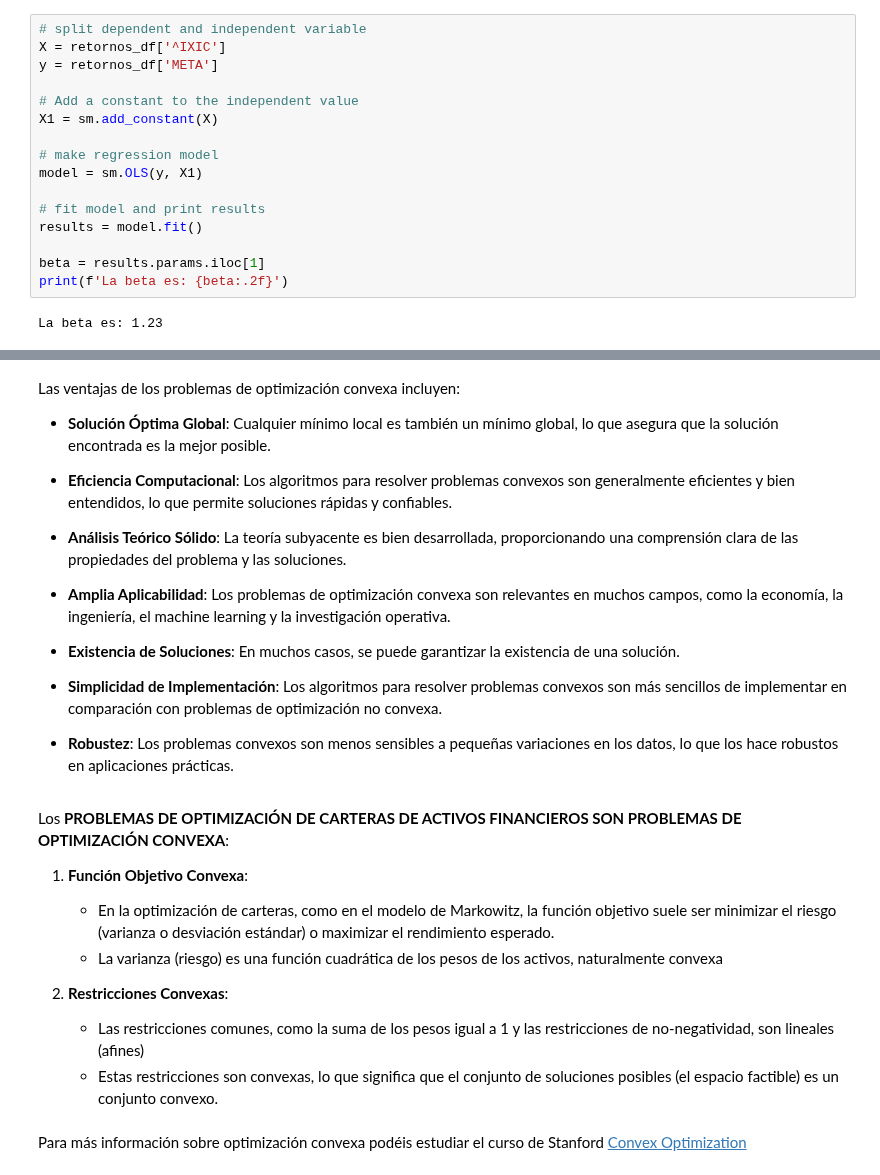
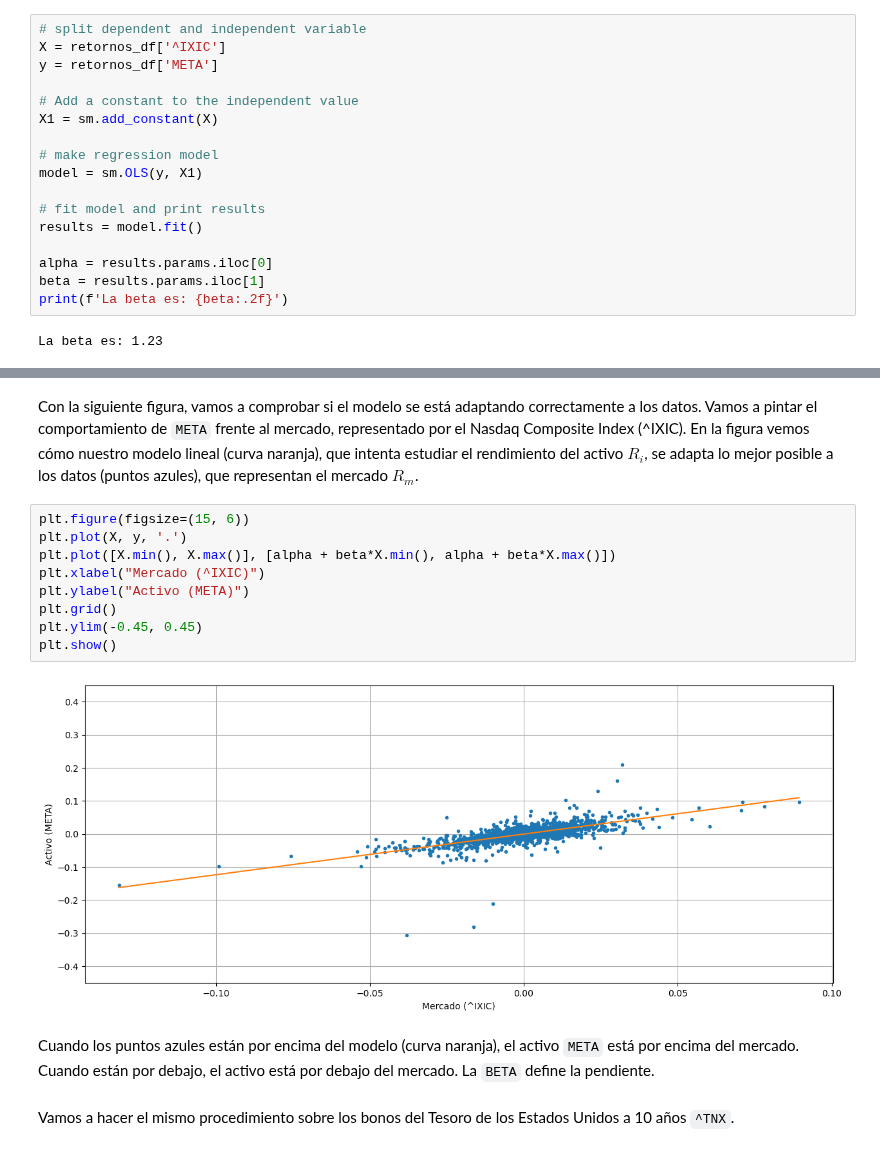
Before and after one commit to alfonso-santos/microcredencial-carteras-python-2023, a Jupyter notebook: Tema_3_Markowitz/src/optimizacion-Intro.ipynb, the cells around one changed output, grey strips where cells are left out. Drawn from its saved outputs; the diff is of its cells as text.

```diff
--- a/Tema_3_Markowitz/src/optimizacion-Intro.ipynb
+++ b/Tema_3_Markowitz/src/optimizacion-Intro.ipynb
@@ -127,6 +148,7 @@ model = sm.OLS(y, X1)
 # fit model and print results
 results = model.fit()
 
+alpha = results.params.iloc[0]
 beta = results.params.iloc[1]
 print(f'La beta es: {beta:.2f}')
 # %% [output]
@@ -224,28 +161,17 @@ sujeto a $f_i(x) \leq b_i$, $\quad i=1,...,m$
-# %% [markdown]
-Las ventajas de los problemas de optimización convexa incluyen:
-
-- **Solución Óptima Global**: Cualquier mínimo local es también un mínimo global, lo que asegura que la solución encontrada es la mejor posible.
-
-- **Eficiencia Computacional**: Los algoritmos para resolver problemas convexos son generalmente eficientes y bien entendidos, lo que permite soluciones rápidas y confiables.
-
-- **Análisis Teórico Sólido**: La teoría subyacente es bien desarrollada, proporcionando una comprensión clara de las propiedades del problema y las soluciones.
-
-- **Amplia Aplicabilidad**: Los problemas de optimización convexa son relevantes en muchos campos, como la economía, la ingeniería, el machine learning y la investigación operativa.
-
-- **Existencia de Soluciones**: En muchos casos, se puede garantizar la existencia de una solución.
-
-- **Simplicidad de Implementación**: Los algoritmos para resolver problemas convexos son más sencillos de implementar en comparación con problemas de optimización no convexa.
-
-- **Robustez**: Los problemas convexos son menos sensibles a pequeñas variaciones en los datos, lo que los hace robustos en aplicaciones prácticas.
-# %% [markdown]
-Los **PROBLEMAS DE OPTIMIZACIÓN DE CARTERAS DE ACTIVOS FINANCIEROS SON PROBLEMAS DE OPTIMIZACIÓN CONVEXA**:
-
-1. **Función Objetivo Convexa**:
-   - En la optimización de carteras, como en el modelo de Markowitz, la función objetivo suele ser minimizar el riesgo (varianza o desviación estándar) o maximizar el rendimiento esperado.
-   - La varianza (riesgo) es una función cuadrática de los pesos de los activos, naturalmente convexa
-
-2. **Restricciones Convexas**:
-    - Las restricciones comunes, como la suma de los pesos igual a 1 y las restricciones de no-negatividad, son lineales (afines)
-    - Estas restricciones son convexas, lo que significa que el conjunto de soluciones posibles (el espacio factible) es un conjunto convexo.
-# %% [markdown]
-Para más información sobre optimización convexa podéis estudiar el curso de Stanford [Convex Optimization](https://www.youtube.com/playlist?list=PL3940DD956CDF0622)
+# %% [markdown]
+Con la siguiente figura, vamos a comprobar si el modelo se está adaptando correctamente a los datos. Vamos a pintar el comportamiento de `META` frente al mercado, representado por el Nasdaq Composite Index (^IXIC). En la figura vemos cómo nuestro modelo lineal (curva naranja), que intenta estudiar el rendimiento del activo $R_i$, se adapta lo mejor posible a los datos (puntos azules), que representan el mercado $R_m$.
+# %%
+plt.figure(figsize=(15, 6))
+plt.plot(X, y, '.')
+plt.plot([X.min(), X.max()], [alpha + beta*X.min(), alpha + beta*X.max()])
+plt.xlabel("Mercado (^IXIC)")
+plt.ylabel("Activo (META)")
+plt.grid()
+plt.ylim(-0.45, 0.45)
+plt.show()
+# %% [output]
+[figure, added]
+# %% [markdown]
+Cuando los puntos azules están por encima del modelo (curva naranja), el activo `META` está por encima del mercado. Cuando están por debajo, el activo está por debajo del mercado. La `BETA` define la pendiente.
+# %% [markdown]
+Vamos a hacer el mismo procedimiento sobre los bonos del Tesoro de los Estados Unidos a 10 años `^TNX`.
```
Also changed, not shown: parts of 52 cells of this notebook, 13 other files.
